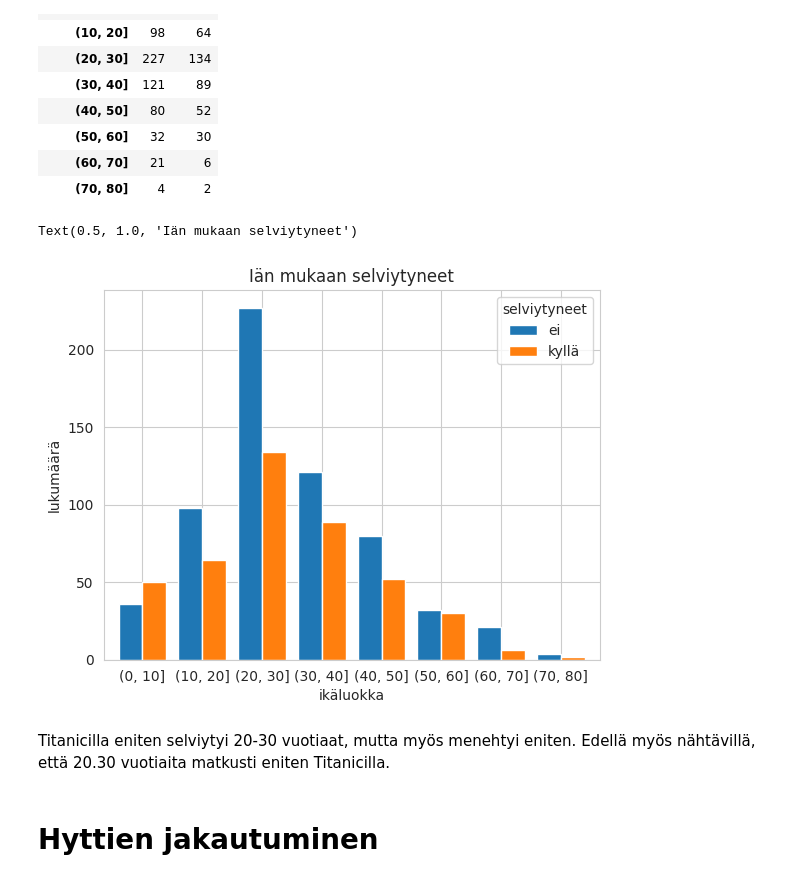
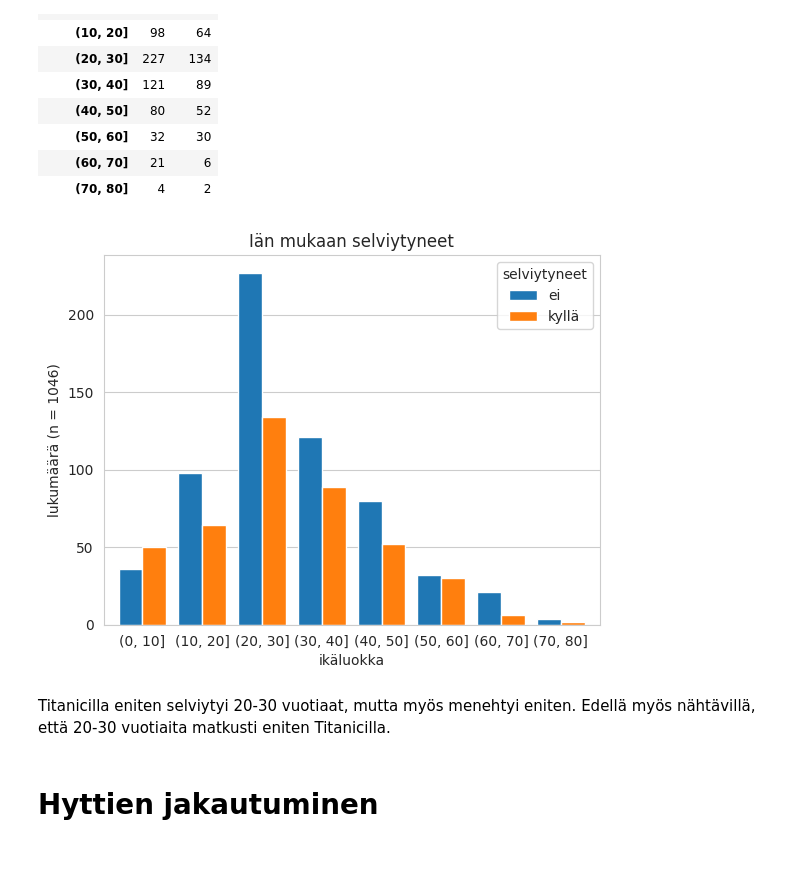
Before and after one commit to JennyMyy/Data-analytiikka, a Jupyter notebook: Titanic.ipynb, the cells around one changed output. Drawn from its saved outputs; the diff is of its cells as text; code cells hidden in the pictures.

```diff
--- a/Titanic.ipynb
+++ b/Titanic.ipynb
@@ -202,15 +185,17 @@ df2
 # %%
 # Ristiintaulukointi pylväinä
 
 df2.plot(kind='bar', width=0.8, rot=0)
 
-plt.ylabel('lukumäärä')
+plt.ylabel(f'lukumäärä (n = {df["ageclass"].count()})')
 plt.title('Iän mukaan selviytyneet')
+
+# Poistetaan x-akselin pystyviivat
+plt.grid(axis='x')
 # %% [output]
-Text(0.5, 1.0, 'Iän mukaan selviytyneet')
-[figure, old version]
+[figure, new version]
 # %% [markdown]
-Titanicilla eniten selviytyi 20-30 vuotiaat, mutta myös menehtyi eniten. Edellä myös nähtävillä, että 20.30 vuotiaita matkusti eniten Titanicilla.
+Titanicilla eniten selviytyi 20-30 vuotiaat, mutta myös menehtyi eniten. Edellä myös nähtävillä, että 20-30 vuotiaita matkusti eniten Titanicilla.
 # %% [markdown]
 # Hyttien jakautuminen
 # %%
```
Also changed, not shown: parts of 18 cells of this notebook.
